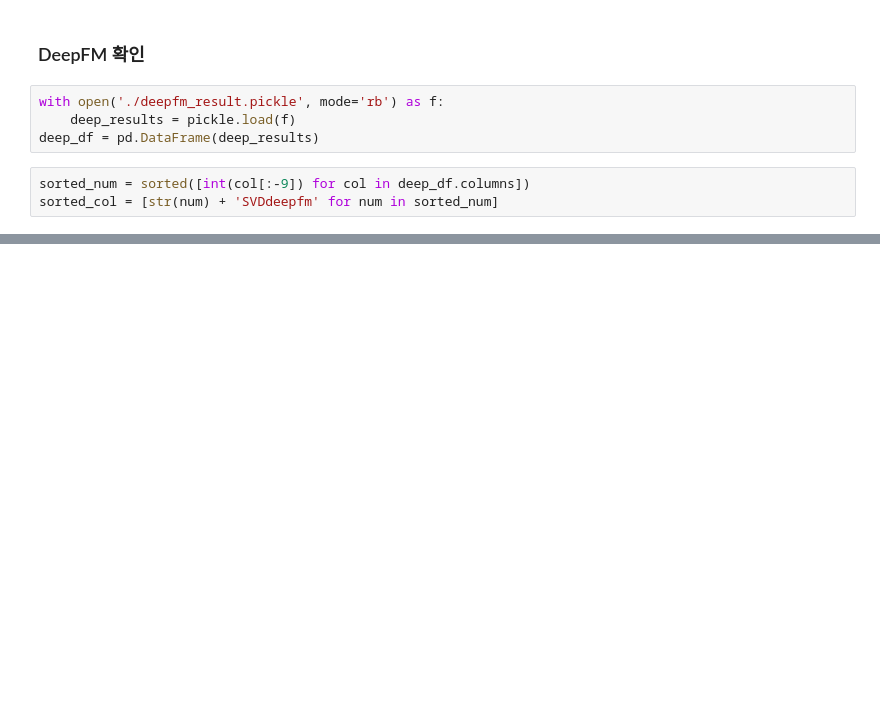
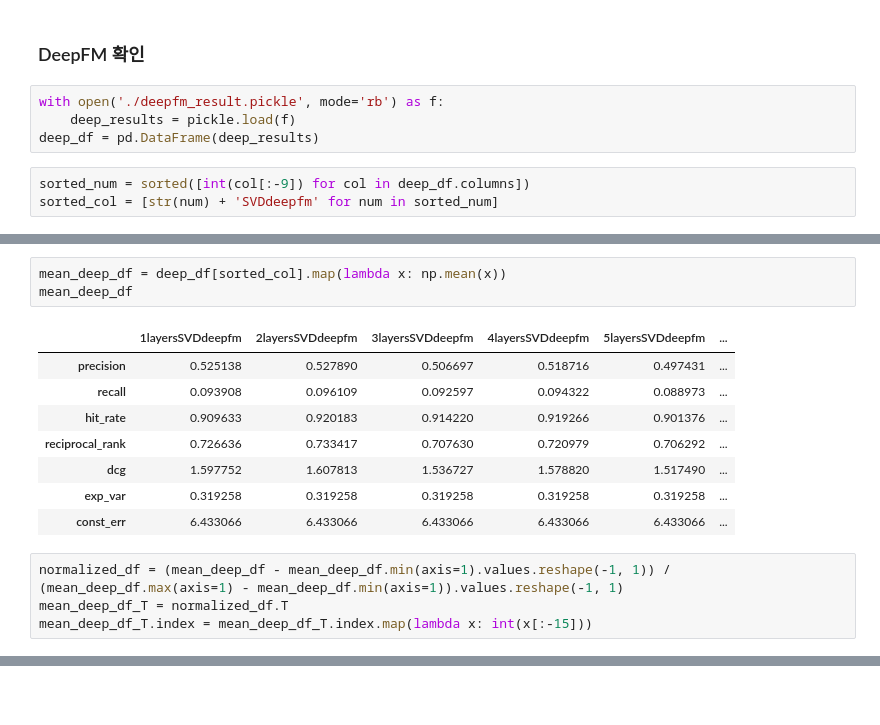
Before and after one commit to basill2001/SVD_FM, a Jupyter notebook: notes/pickle_checker.ipynb, the cells around one changed output, grey strips where cells are left out. Drawn from its saved outputs; the diff is of its cells as text; blank space fills up the shorter version.

```diff
--- a/notes/pickle_checker.ipynb
+++ b/notes/pickle_checker.ipynb
@@ -149,0 +135,16 @@ plt.show()
+# %%
+mean_deep_df = deep_df[sorted_col].map(lambda x: np.mean(x))
+mean_deep_df
+# %% [output]
+|  | 1layersSVDdeepfm | 2layersSVDdeepfm | 3layersSVDdeepfm | 4layersSVDdeepfm | 5layersSVDdeepfm | ... |
+| precision | 0.525138 | 0.527890 | 0.506697 | 0.518716 | 0.497431 | ... |
+| recall | 0.093908 | 0.096109 | 0.092597 | 0.094322 | 0.088973 | ... |
+| hit_rate | 0.909633 | 0.920183 | 0.914220 | 0.919266 | 0.901376 | ... |
+| reciprocal_rank | 0.726636 | 0.733417 | 0.707630 | 0.720979 | 0.706292 | ... |
+| dcg | 1.597752 | 1.607813 | 1.536727 | 1.578820 | 1.517490 | ... |
+| exp_var | 0.319258 | 0.319258 | 0.319258 | 0.319258 | 0.319258 | ... |
+| const_err | 6.433066 | 6.433066 | 6.433066 | 6.433066 | 6.433066 | ... |
+# %%
+normalized_df = (mean_deep_df - mean_deep_df.min(axis=1).values.reshape(-1, 1)) / (mean_deep_df.max(axis=1) - mean_deep_df.min(axis=1)).values.reshape(-1, 1)
+mean_deep_df_T = normalized_df.T
+mean_deep_df_T.index = mean_deep_df_T.index.map(lambda x: int(x[:-15]))
```
Also changed, not shown: parts of 10 cells of this notebook, 8 other files.
